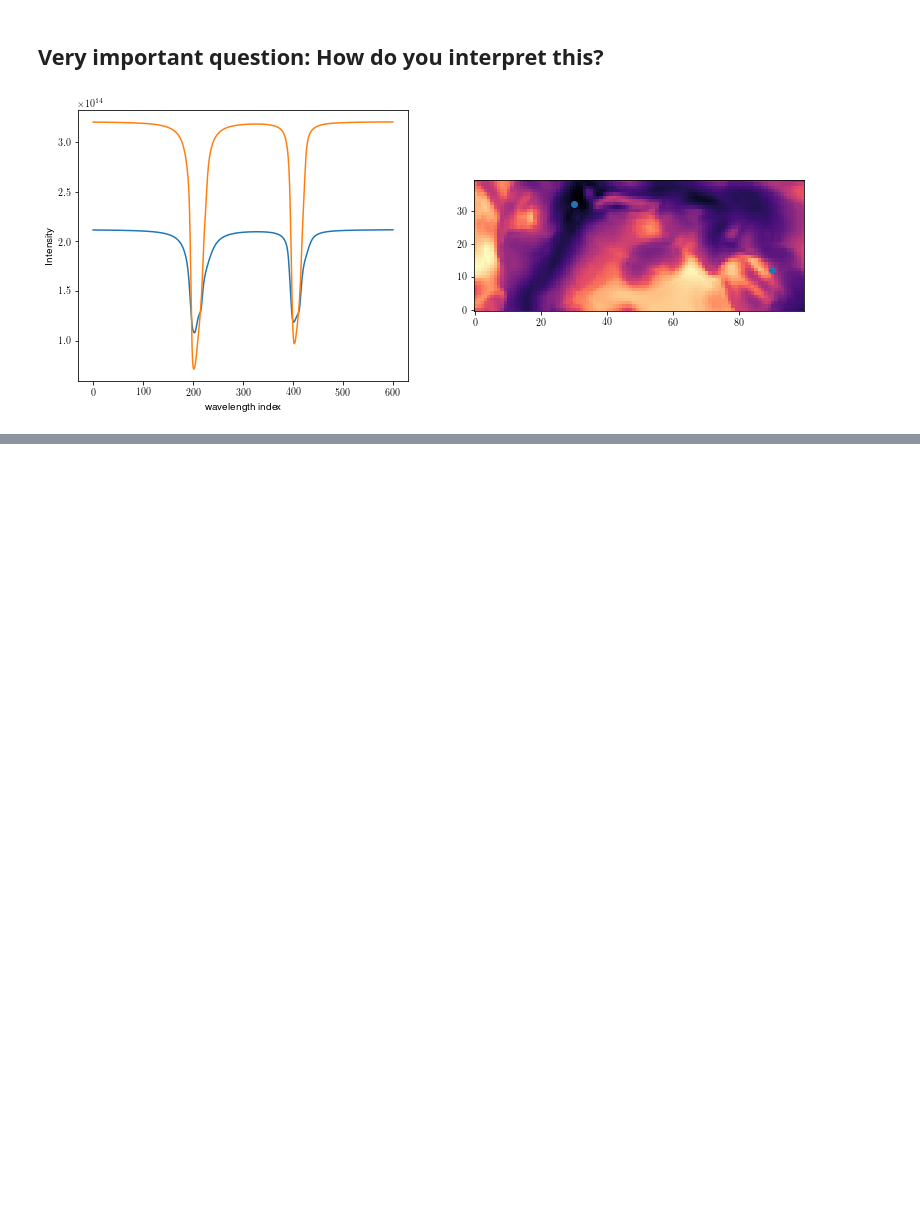
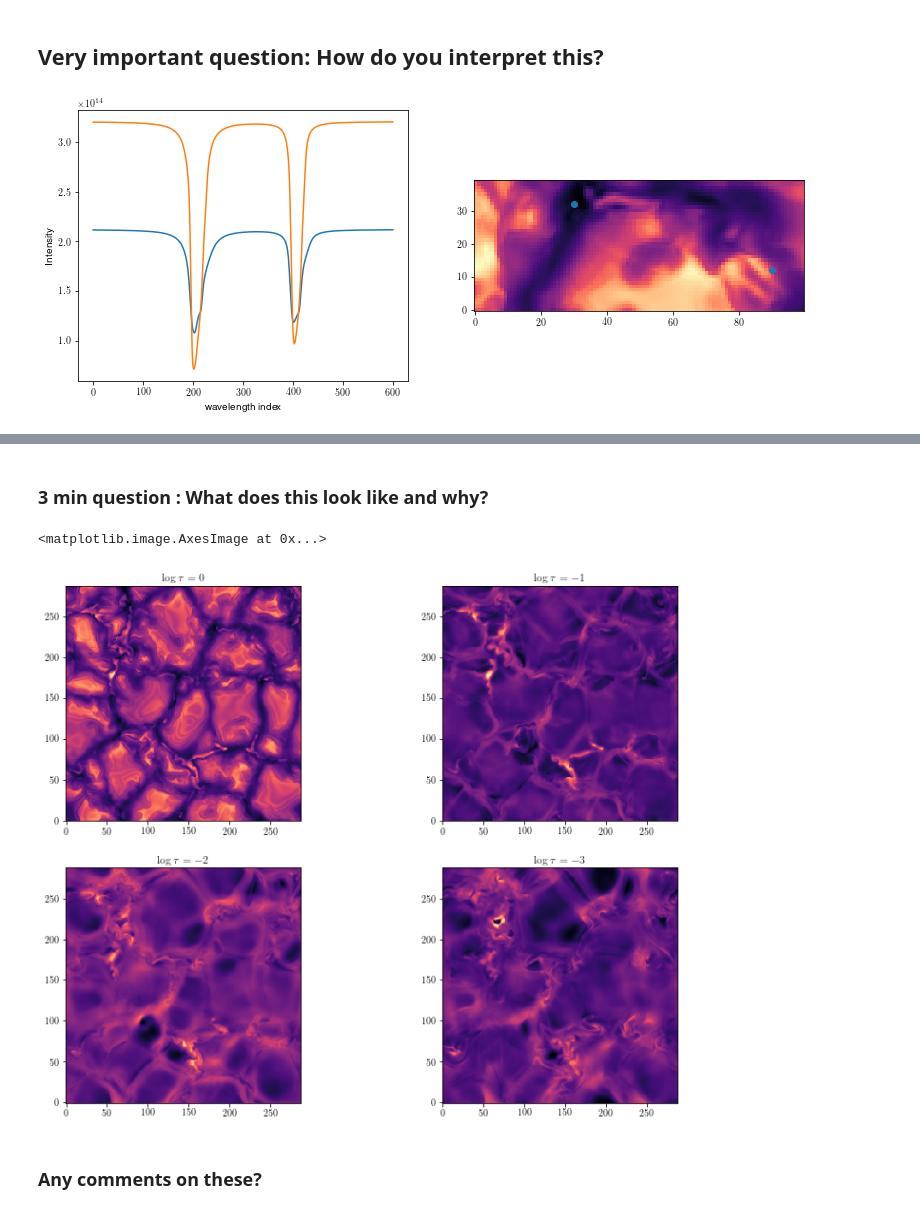
Before and after one commit to ivanzmilic/collage, a Jupyter notebook: Photospheric_spectra.ipynb, the cells around one changed output, grey strips where cells are left out. Saved outputs shown, nothing was run; the diff lists cells and outputs as text; code cells hidden in the pictures; blank space fills up the shorter version.

```diff
--- a/Photospheric_spectra.ipynb
+++ b/Photospheric_spectra.ipynb
@@ -133,0 +197,23 @@ plt.savefig("inverse_gran.png",bbox_inches='tight')
+# %% [markdown]
+### 3 min question : What does this look like and why?
+# %%
+# Now we can plot temperatures at each of these depths:
+
+plt.figure(figsize=[13,10])
+plt.subplot(221)
+plt.imshow(atmos[2,:,:,50].T,origin='Lower',cmap='magma')
+plt.title("$\\log\\tau = 0$")
+plt.subplot(222)
+plt.title("$\\log\\tau = -1$")
+plt.imshow(atmos[2,:,:,40].T,origin='Lower',cmap='magma')
+plt.subplot(223)
+plt.title("$\\log\\tau = -2$")
+plt.imshow(atmos[2,:,:,30].T,origin='Lower',cmap='magma')
+plt.subplot(224)
+plt.title("$\\log\\tau = -3$")
+plt.imshow(atmos[2,:,:,20].T,origin='Lower',cmap='magma')
+# %% [output]
+<matplotlib.image.AxesImage at 0x...>
+[figure, added]
+# %% [markdown]
+### Any comments on these?
```
Also changed, not shown: parts of 14 cells of this notebook.
